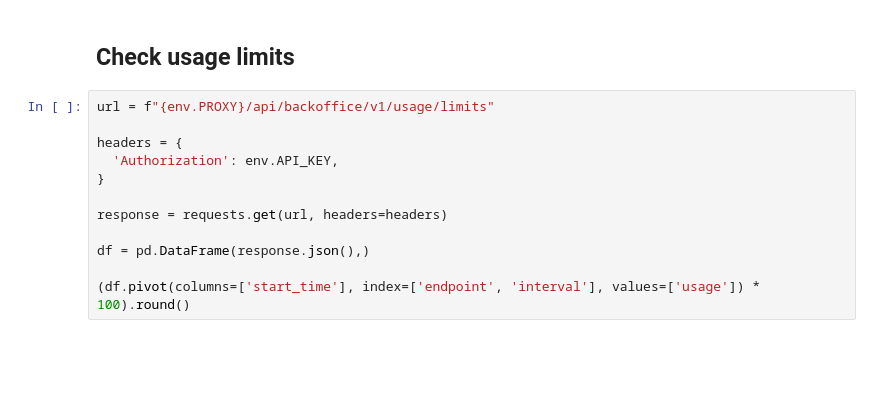
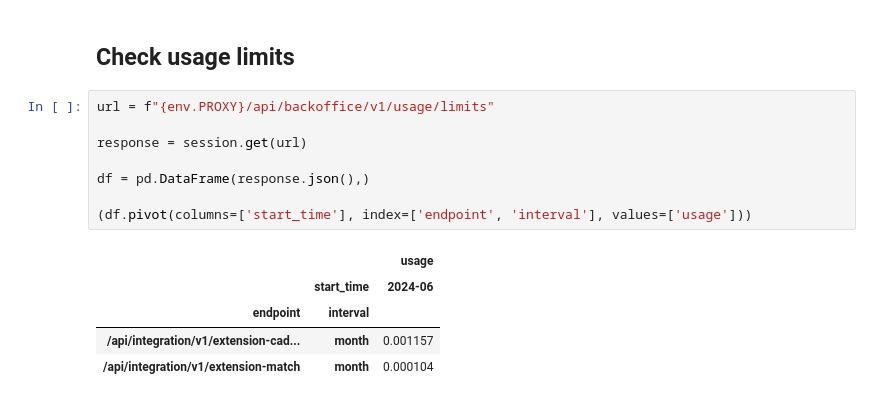
Before and after one commit to urbandataanalytics/pulse-api-getting-started, a Jupyter notebook: 3-Usage.ipynb, the cells around one changed output. Saved outputs shown, nothing was run; the diff lists cells and outputs as text; blank space fills up the shorter version.

```diff
--- a/3-Usage.ipynb
+++ b/3-Usage.ipynb
@@ -30,12 +45,14 @@ df.set_index(['entity', 'interval', 'endpoint', 'start_time']).unstack('start_ti
 # %%
 url = f"{env.PROXY}/api/backoffice/v1/usage/limits"
 
-headers = {
-  'Authorization': env.API_KEY,
-}
-
-response = requests.get(url, headers=headers)
+response = session.get(url)
 
 df = pd.DataFrame(response.json(),)
 
-(df.pivot(columns=['start_time'], index=['endpoint', 'interval'], values=['usage']) * 100).round()
+(df.pivot(columns=['start_time'], index=['endpoint', 'interval'], values=['usage']))
+# %% [output]
+|  |  | usage |
+|  | start_time | 2024-06 |
+| endpoint | interval |  |
+| /api/integration/v1/extension-cad... | month | 0.001157 |
+| /api/integration/v1/extension-match | month | 0.000104 |
```
Also changed, not shown: parts of 2 cells of this notebook, 9 other files.
